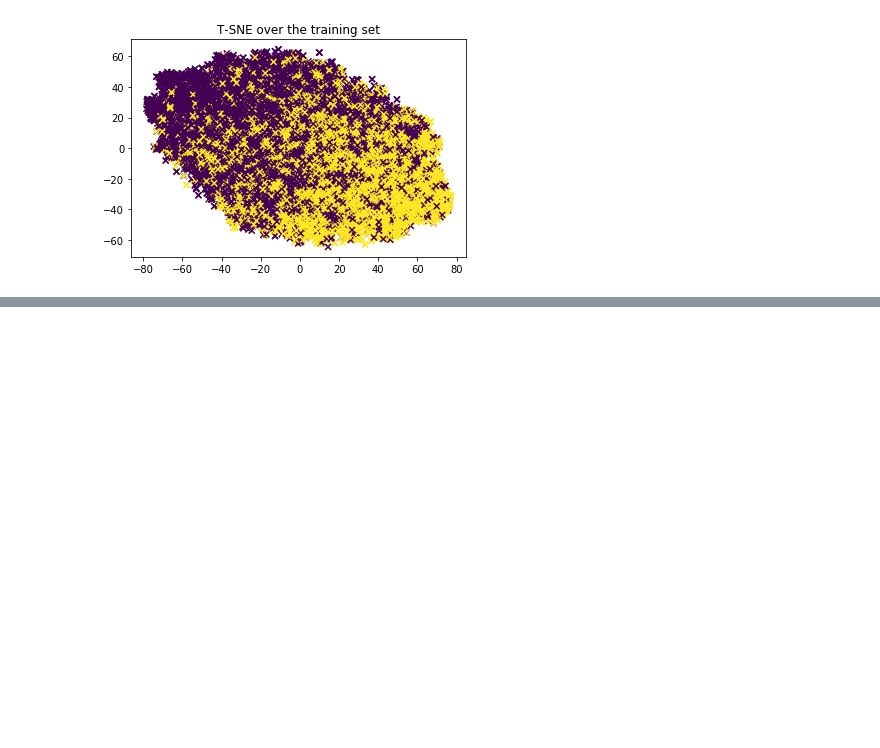
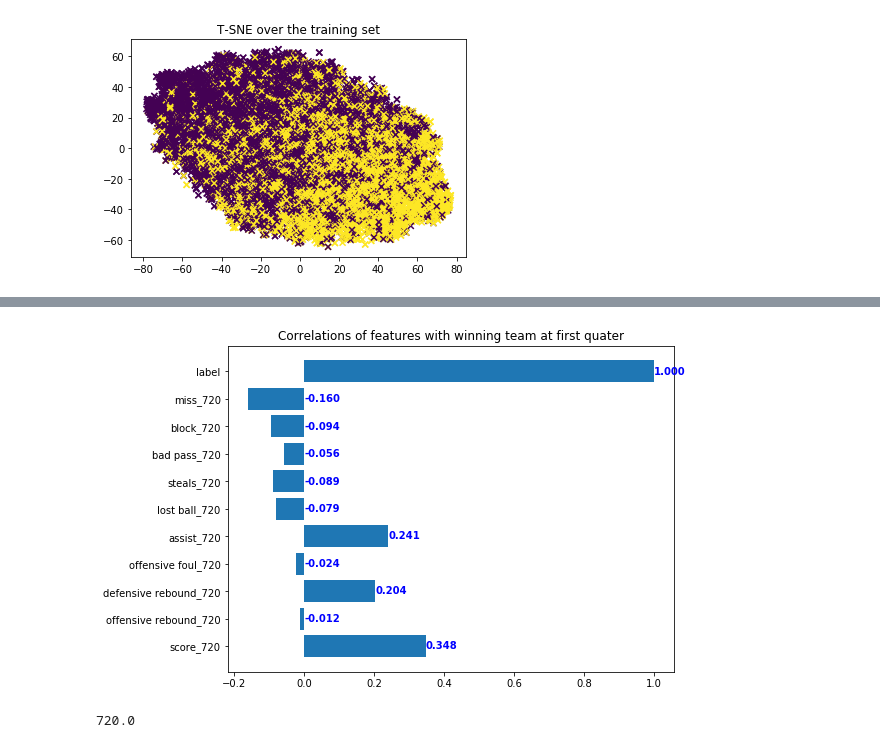
Before and after one commit to VictorSanh/NBA_Challenge, a Jupyter notebook: Getting_started.ipynb, the cells around one changed output, grey strips where cells are left out. Cells and saved outputs as stored; diff of their text form; code cells hidden in the pictures; blank space fills up the shorter version.

```diff
--- a/Getting_started.ipynb
+++ b/Getting_started.ipynb
@@ -179,0 +202,24 @@ plt.show()
+# %%
+X_train_720_label = pd.concat([X_train.filter(regex=("[a-zA-Z]+_720")), Y_train['label']], axis = 1)
+X_train_720_label = X_train_720_label.iloc[:, X_train_720_label.columns != 'defensive foul_720']
+
+correlations = X_train_720_label.corr()
+corr_label = np.array(correlations['label'])
+
+
+fig = plt.figure(figsize = (8,6))
+ax = fig.add_subplot(111)
+
+ax.barh(np.arange(len(corr_label)), corr_label)
+ax.set_yticks(np.arange(len(corr_label)))
+ax.set_yticklabels(correlations.columns)
+for i, v in enumerate(corr_label):
+    ax.text(max(v, 0), i-.1, "{0:.3f}".format(v), color='blue', fontweight='bold')
+ax.set_title('Correlations of features with winning team at first quater')
+plt.show()
+# %% [output]
+[figure, added]
+# %%
+1440/2
+# %% [output]
+720.0
```
Also changed, not shown: parts of 3 cells of this notebook.
